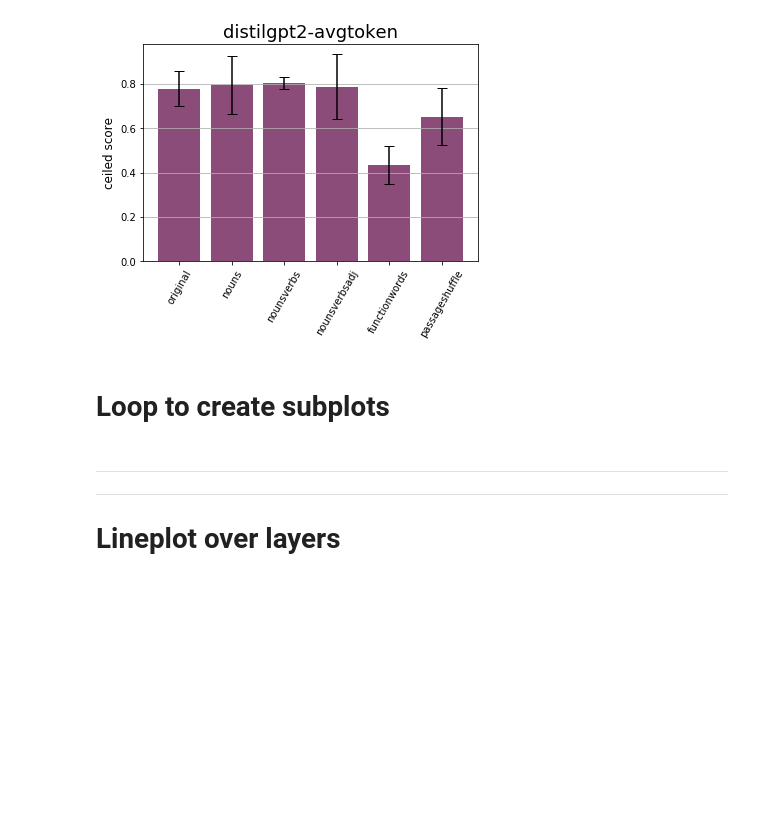
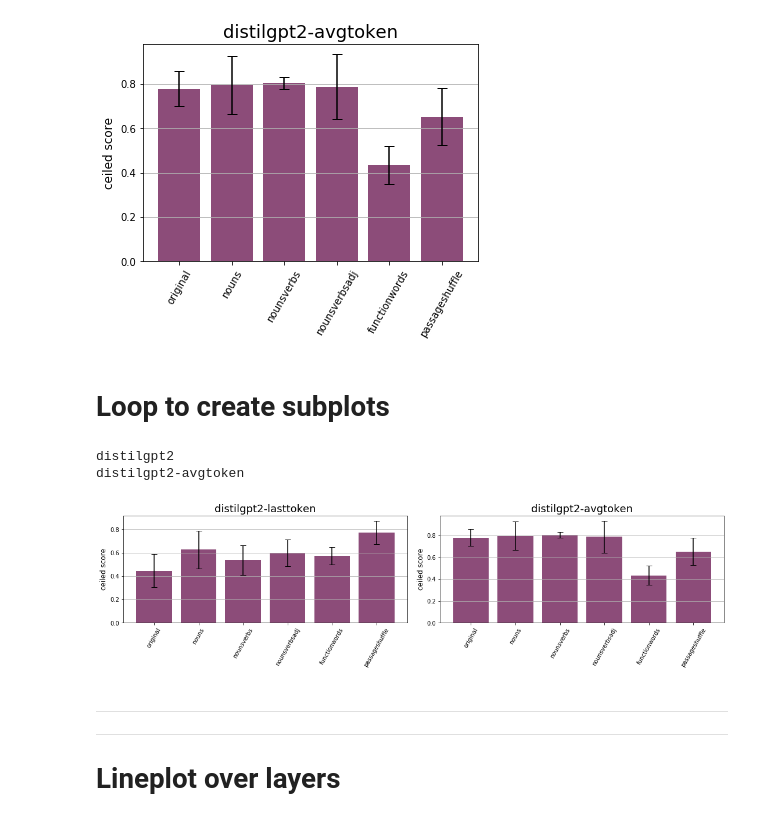
Before and after one commit to eghbalhosseini/neural-nlp-1, a Jupyter notebook: neural_nlp/analyze/neural-scrambled/ablated-conditions/match-to-brain-ablation.ipynb, the cells around one changed output. Saved outputs shown, nothing was run; the diff lists cells and outputs as text; code cells hidden in the pictures; blank space fills up the shorter version.

```diff
--- a/neural_nlp/analyze/neural-scrambled/ablated-conditions/match-to-brain-ablation.ipynb
+++ b/neural_nlp/analyze/neural-scrambled/ablated-conditions/match-to-brain-ablation.ipynb
@@ -179,7 +179,11 @@ def get_subplots_loop(model_list):
                 f2_ax[-1].set_ylabel('ceiled score',fontsize=12)
                 f2_ax[-1].set_xticks(x_pos)
                 f2_ax[-1].set_xticklabels(conditions, rotation=60)
-                f2_ax[-1].set_title('{}'.format(model_list[counter]),fontsize=18)
+
+                model_name = model_list[counter]
+                if len(model_name.split("-")) == 1:
+                    model_name = model_name + "-lasttoken"
+                f2_ax[-1].set_title('{}'.format(model_name),fontsize=18)
                 f2_ax[-1].yaxis.grid(True)
                 counter += 1
     fig2.savefig('fig/match-to-brain.png', bbox_inches='tight', dpi=240)
@@ -188,3 +190,9 @@ def get_subplots_loop(model_list):
+# %%
+get_subplots_loop(['distilgpt2', 'distilgpt2-avgtoken'])
+# %% [output]
+distilgpt2
+distilgpt2-avgtoken
+[figure, added]
 # %% [markdown]
 _____________________________
 _____________________________
```
Also changed, not shown: parts of 2 cells of this notebook, 7 other files.
